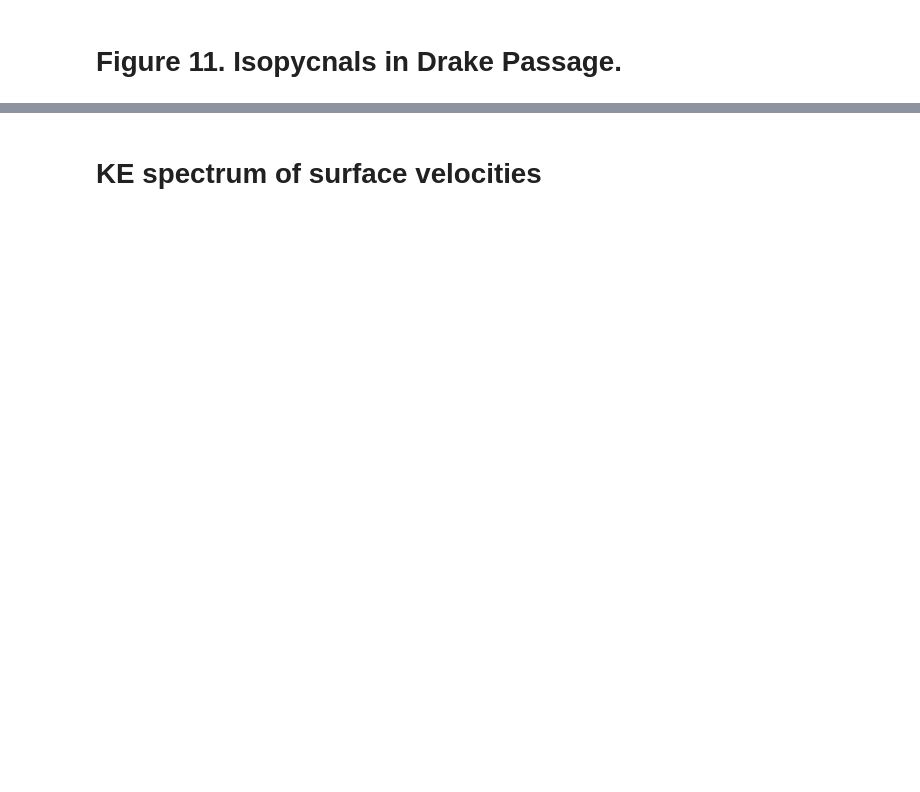
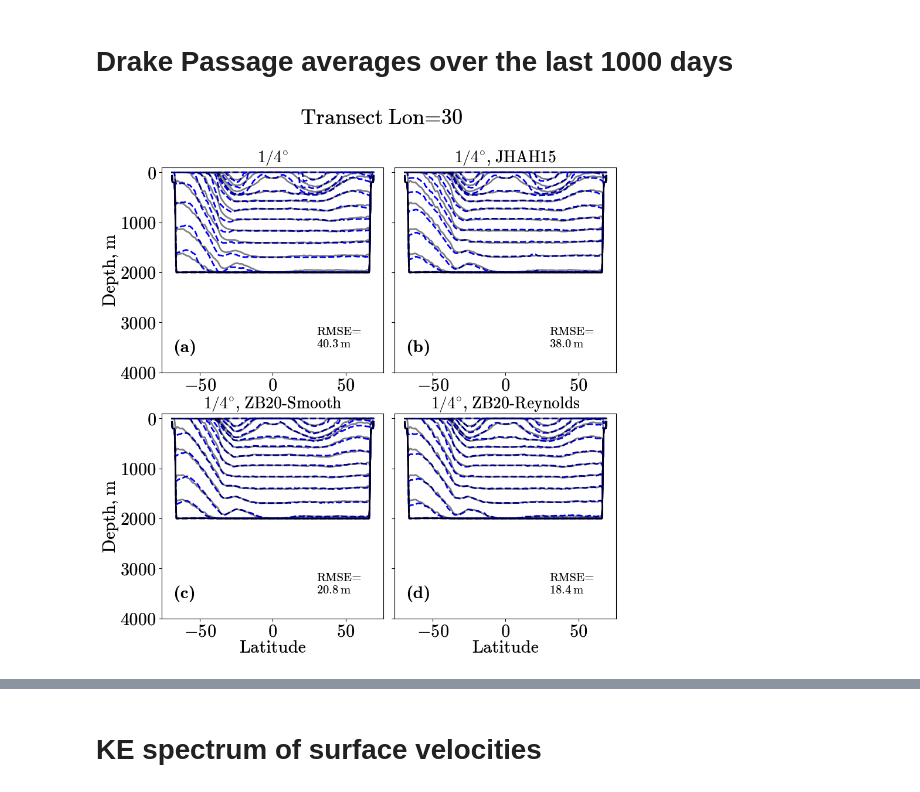
Before and after one commit to m2lines/Implementation-ZB20, a Jupyter notebook: Figure-plotting/Section6.ipynb, the cells around one changed output, grey strips where cells are left out. Drawn from its saved outputs; the diff is of its cells as text; code cells hidden in the pictures; blank space fills up the shorter version.

```diff
--- a/Figure-plotting/Section6.ipynb
+++ b/Figure-plotting/Section6.ipynb
@@ -17,8 +17,8 @@ hvplot.output(widget_location='bottom')
 # %% [output]
 [interactive output not drawn]
 [interactive output not drawn]
-# %% [markdown]
-# Figure 11. Isopycnals in Drake Passage.
+# %% [markdown]
+# Drake Passage averages over the last 1000 days
 # %%
 M4 = xr.open_mfdataset('/scratch/pp2681/mom6/Neverworld2/simulations/R4-long/bare/output/longmean_00029050.nc', decode_times=False).mean('time')
 M4_smooth = xr.open_mfdataset('/scratch/pp2681/mom6/Neverworld2/simulations/R4-long/Smooth-filter-3D/output/longmean_00029050.nc', decode_times=False).mean('time')
@@ -26 +28,13 @@ M4_reynolds = xr.open_mfdataset('/scratch/pp2681/mom6/Neverworld2/simulations/R4
 M32 = xr.open_mfdataset('/scratch/pp2681/mom6/Neverworld2/simulations/R32/longmean*.nc', decode_times=False)
+# %%
+selector = lambda x: x.isel(xh=0)
+#selector = lambda x: x.interp(xh=45)
+
+e32 = selector(M32.e).mean('time').compute()
+e4 = selector(M4.e).compute()
+e4_smooth = selector(M4_smooth.e).compute()
+e4_reynolds = selector(M4_reynolds.e).compute()
+e4_clean = selector(M4_clean.e).compute()
+e4_JH = selector(M4_JH.e).compute()
+
+e32 = e32.interp(yh=e4.yh)
@@ -26,0 +68,29 @@ M32 = xr.open_mfdataset('/scratch/pp2681/mom6/Neverworld2/simulations/R32/longme
+# %%
+default_rcParams({'figure.subplot.wspace': 0.05, 'figure.subplot.hspace': 0.2, 'font.size': 22})
+plt.figure(figsize=(10,10))
+for col, (e, label) in enumerate(
+    zip(
+        [e4, e4_JH, e4_smooth, e4_reynolds],
+        ['$1/4^{\circ}$', '$1/4^{\circ}$, JHAH15',
+         '$1/4^{\circ}$, ZB20-Smooth', '$1/4^{\circ}$, ZB20-Reynolds']
+        )
+    ):
+    plt.subplot(2,2,col+1)
+    plot_interfaces(e, target=e32, xtext=30, ytext=-3500)
+    plt.title(label, fontsize=20)
+    plt.xlabel('Latitude')
+    if col==1 or col==3:
+        plt.ylabel('')
+        plt.yticks(np.arange(-4000,1000,1000), ['']*5)
+    if col==0 or col==1:
+        plt.xlabel('')
+#        plt.xticks([-60, -50, -40], [None]*3)
+# plt.plot(np.nan,np.nan,color='k', ls='-', lw=1, label='$1/32^o$')
+# plt.legend(loc='lower right', fontsize=10)
+
+
+set_letters(fontsize=20, x=0.05,y=0.1)
+plt.suptitle('Transect Lon=30')
+plt.savefig('Review/NW2-Transect-30.pdf')
+# %% [output]
+[figure, added]
```
Also changed, not shown: parts of 25 cells of this notebook, 5 other files.
